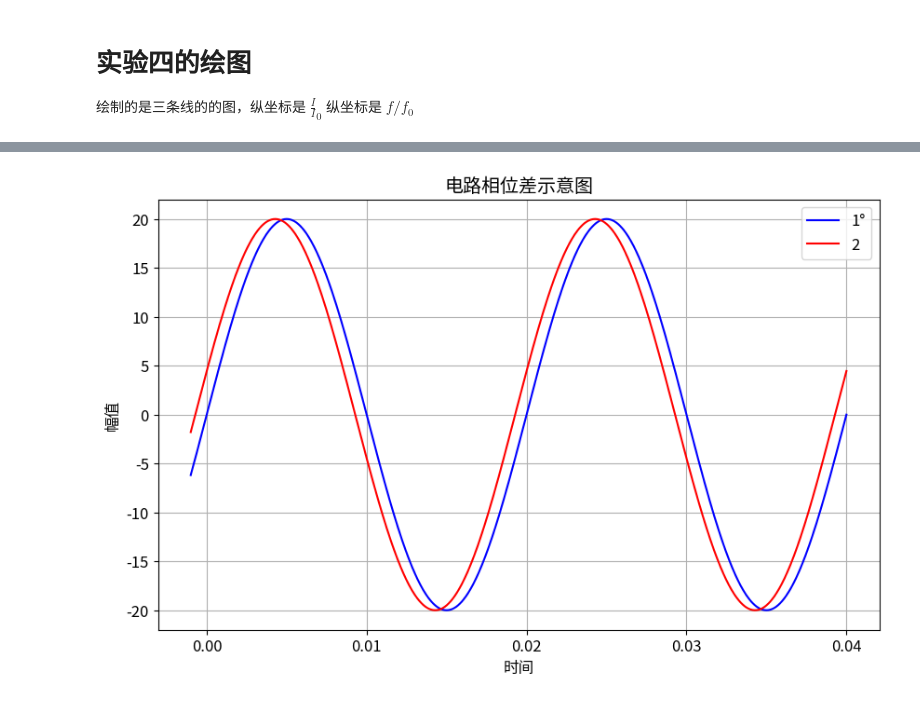
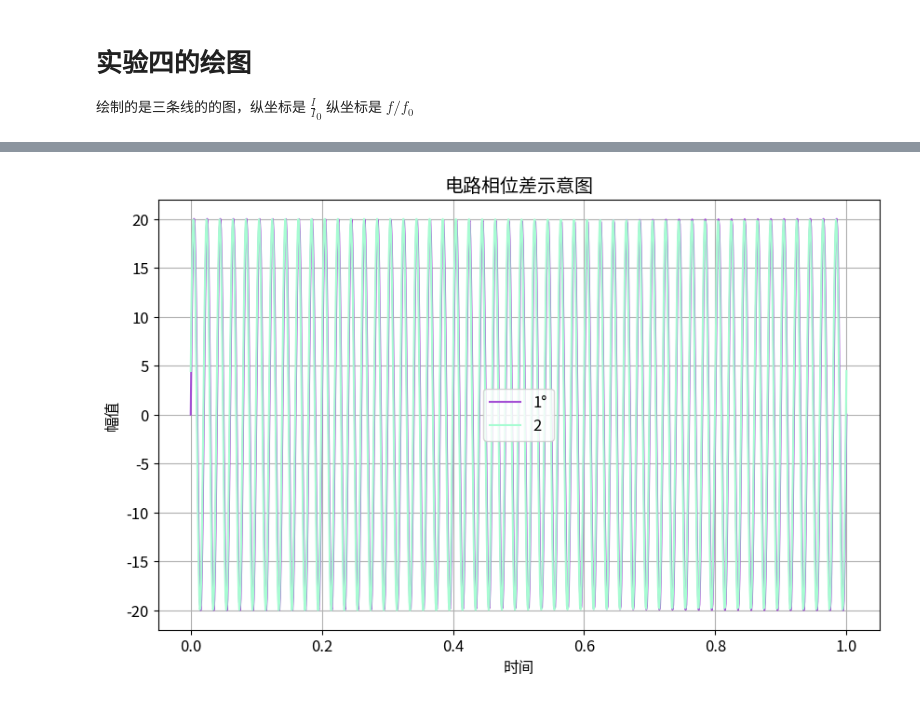
Before and after one commit to capoo-fan/EE1014, a Jupyter notebook: notes/电路实验三+四.ipynb, the cells around one changed output, grey strips where cells are left out. Cells and saved outputs as stored; diff of their text form; code cells hidden in the pictures.

```diff
--- a/notes/电路实验三+四.ipynb
+++ b/notes/电路实验三+四.ipynb
@@ -5,7 +5,11 @@
 # %%
 import matplotlib.pyplot as plt
 import numpy as np
+import random
 from scipy.interpolate import make_interp_spline
+
+def random_color():
+    return "#{:06x}".format(random.randint(0, 0xFFFFFF))
 
 # 设置中文字体和字体大小  如果显示乱码就是没有安装对应的字体，此时可是下载对应的字体也可以更换下面的font.family的值
 plt.rcParams['font.family'] = 'Noto Sans CJK JP'  # 设置全局中文字体
@@ -13,17 +17,17 @@ plt.rcParams['font.size'] = 12          # 设置全局字体大小
 plt.rcParams['axes.unicode_minus'] = False  # 解决负号显示问题
 
 # 数据点
-x = np.array([0.234, 0.467, 0.822, 0.934, 0.953, 0.981, 1.028, 1.056, 1.093, 1.214, 1.401, 1.681, 1.868])
+x = np.array([0.2, 0.4, 0.6, 0.8, 1.0, 1.2, 1.4, 1.6, 1.8, 2.0, 2.2, 2.4, 2.6])
 
-# 黄色三角形曲线
-y1 = np.array([0.0343, 0.0831, 0.333, 0.716, 0.822, 0.96, 0.921, 0.786, 0.619, 0.342, 0.202, 0.129, 0.105
+
+y1 = np.array([0.034, 0.083, 0.333, 0.716, 0.822, 0.96, 0.921, 0.786, 0.619, 0.342, 0.202, 0.129, 0.105
 ])
 
-# 蓝色正方形曲线
-y2 = np.array([0.0525, 0.126, 0.474, 0.845, 0.909, 0.983, 0.971, 0.895, 0.774, 0.482, 0.299, 0.194, 0.159])
 
-# 红色圆形曲线
-y3 = np.array([0.2, 0.445, 0.899, 0.985, 0.992, 0.999, 0.999, 0.994, 0.98, 0.909, 0.774, 0.609, 0.531])
+y2 = np.array([0.034, 0.083, 0.333, 0.716, 0.822, 0.96, 0.921, 0.786, 0.619, 0.342, 0.202, 0.129, 0.105])
+
+
+y3 = np.array([0.071, 0.169, 0.615, 0.974, 1.012, 1.006, 1.002, 0.935, 0.823, 0.516, 0.319, 0.205, 0.167])
 
 # 插值生成平滑曲线
 spl1 = make_interp_spline(x, y1, k=3)
@@ -40,15 +44,16 @@ y3_smooth = spl3(x_smooth)
 
 # 绘图
 #记得调整label
+color=[random_color() for _ in range(3)]
 plt.figure(figsize=(8, 6))
-plt.plot(x_smooth, y1_smooth, label='黄色', color='yellow')
-plt.plot(x_smooth, y2_smooth, label='蓝色', color='blue')
-plt.plot(x_smooth, y3_smooth, label='红色', color='red')
+plt.plot(x_smooth, y1_smooth, label='', color=color[0])
+plt.plot(x_smooth, y2_smooth, label='', color=color[1])
+plt.plot(x_smooth, y3_smooth, label='', color=color[2])
 
 # 标记数据点
-plt.scatter(x, y1, color='yellow')
-plt.scatter(x, y2, color='blue')
-plt.scatter(x, y3, color='red')
+plt.scatter(x, y1, color=color[0])
+plt.scatter(x, y2, color=color[1])
+plt.scatter(x, y3, color=color[2])
 
 # 添加标题和标签（可以单独设置字体属性）
 plt.title('graph', fontsize=14, fontweight='bold')  # 标题加大加粗
@@ -65,36 +72,36 @@ plt.show()
 # %%
 import numpy as np
 import matplotlib.pyplot as plt
 
 # 设置中文字体和字体大小  如果显示乱码就是没有安装对应的字体，此时可是下载对应的字体也可以更换下面的font.family的值
 plt.rcParams['font.family'] = 'Noto Sans CJK JP'  # 设置全局中文字体
 plt.rcParams['font.size'] = 12          # 设置全局字体大小
 plt.rcParams['axes.unicode_minus'] = False  # 解决负号显示问题
 # 设置参数
 frequency = 50  # 频率50Hz
 phase_diff = 12.87  # 相位差xx度
 amplitude1 = 20  # 第一个正弦曲线的峰值
 amplitude2 = 20 # 第二个正弦曲线的峰值，明显大于第一个或等于
 
 # 创建时间数据
-t = np.linspace(-0.001, 0.04, 1000)  # 时间从0到0.1秒，总共500个点
+t = np.linspace(    0, 1, 1000)  # 从0到1秒，1000个点
 
 # 创建两个正弦波
 y1 = amplitude1 * np.sin(2 * np.pi * frequency * t)
 y2 = amplitude2 * np.sin(2 * np.pi * frequency * t + np.radians(phase_diff))  # 加上相位差
 
 # 绘图
 plt.figure(figsize=(10, 6))
-plt.plot(t, y1, label="1°", color='b')
-plt.plot(t, y2, label="2", color='r')
+plt.plot(t, y1, label="1°", color=random_color())
+plt.plot(t, y2, label="2", color=random_color())
 plt.xlabel("时间")
 plt.ylabel("幅值")
 plt.title("电路相位差示意图")
 plt.legend()
 plt.grid(True)
 plt.show()
 # %% [output]
-[figure, old version]
+[figure, new version]
 # %%
 import numpy as np
 import matplotlib.pyplot as plt
```
Also changed, not shown: parts of 4 cells of this notebook.
